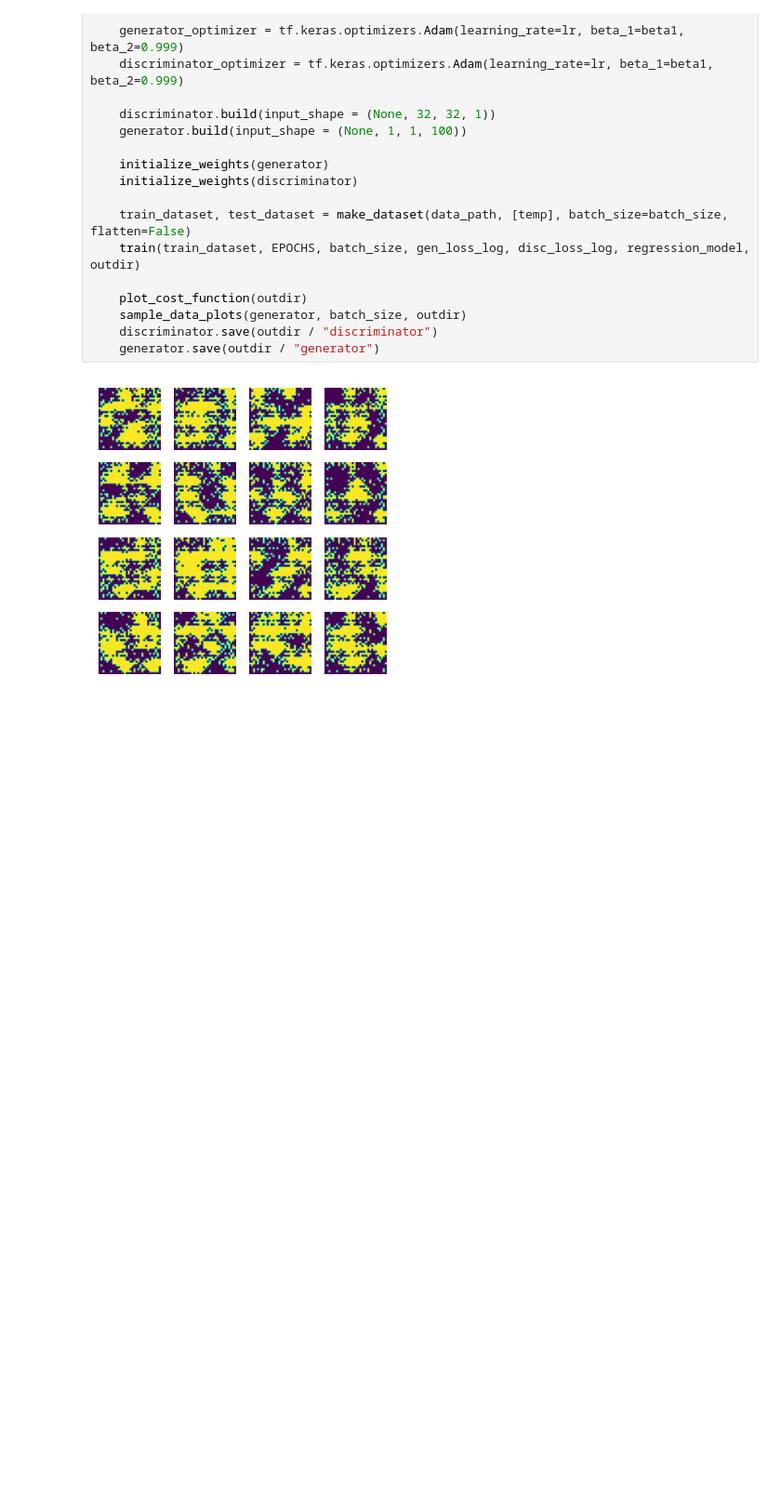
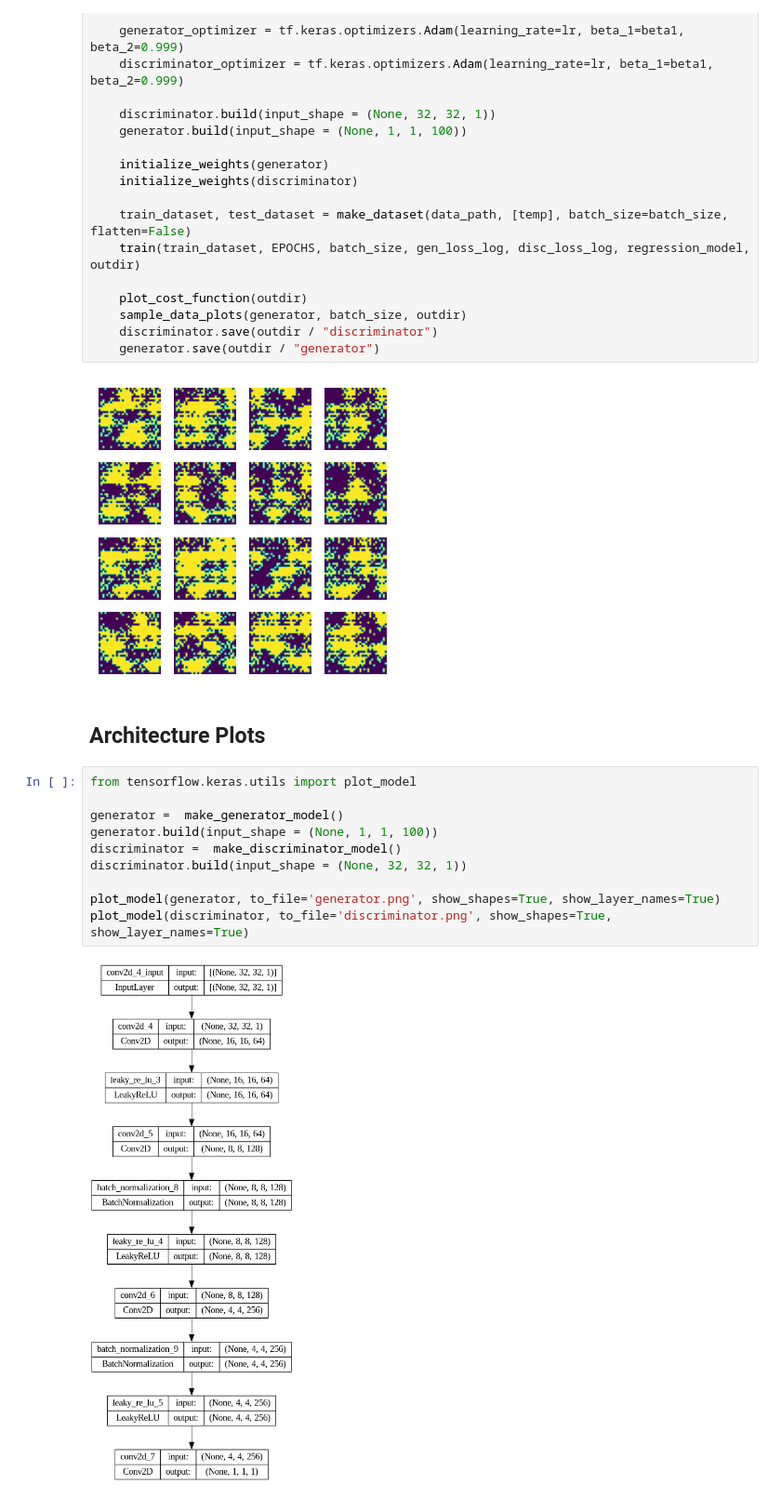
Before and after one commit to pSzyc/Ising, a Jupyter notebook: Model/GAN/GAN.ipynb, the cells around one changed output. Shown at 93% size. Saved outputs shown, nothing was run; the diff lists cells and outputs as text; blank space fills up the shorter version.

Commit message:
final plotting update

```diff
--- a/Model/GAN/GAN.ipynb
+++ b/Model/GAN/GAN.ipynb
@@ -426,3 +432,17 @@ for temp in temps:
     generator.save(outdir / "generator")
 # %% [output]
 [figure]
+# %% [markdown]
+## Architecture Plots
+# %%
+from tensorflow.keras.utils import plot_model
+
+generator =  make_generator_model()
+generator.build(input_shape = (None, 1, 1, 100))
+discriminator =  make_discriminator_model()
+discriminator.build(input_shape = (None, 32, 32, 1))
+
+plot_model(generator, to_file='generator.png', show_shapes=True, show_layer_names=True)
+plot_model(discriminator, to_file='discriminator.png', show_shapes=True, show_layer_names=True)
+# %% [output]
+[figure, added]
```
Also changed, not shown: parts of 1 cell of this notebook, 15 other files.
